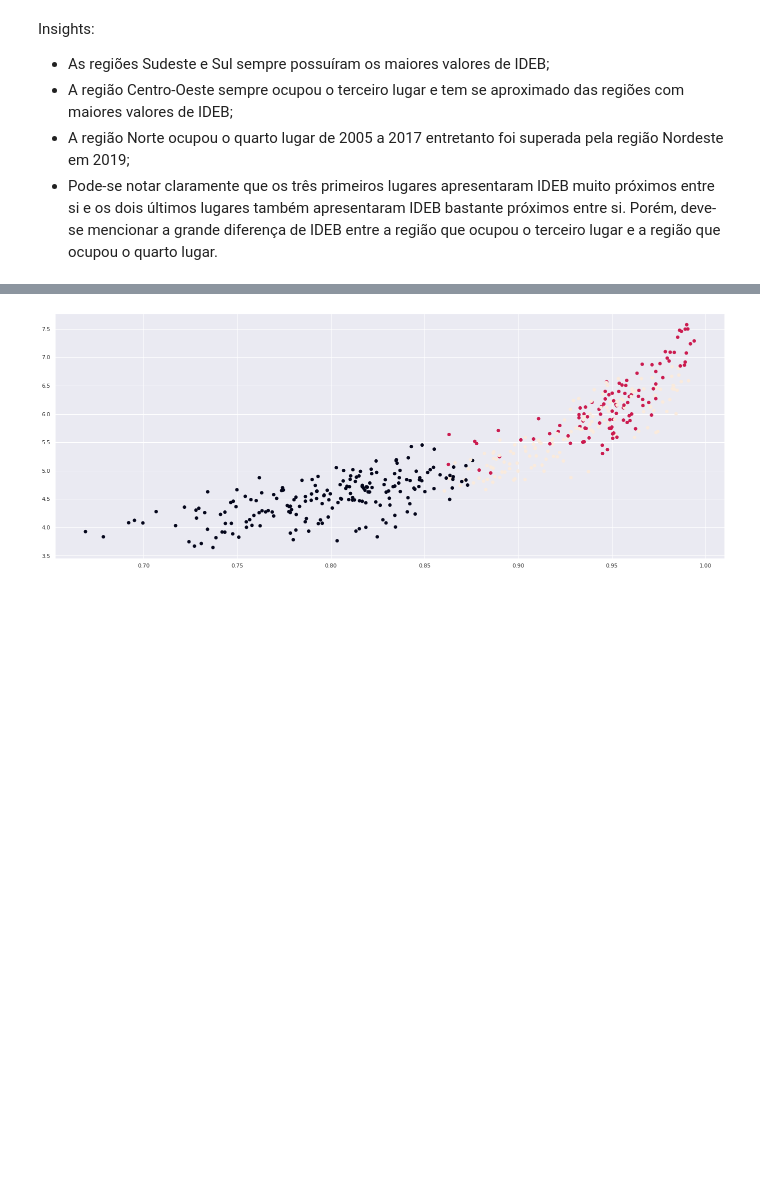
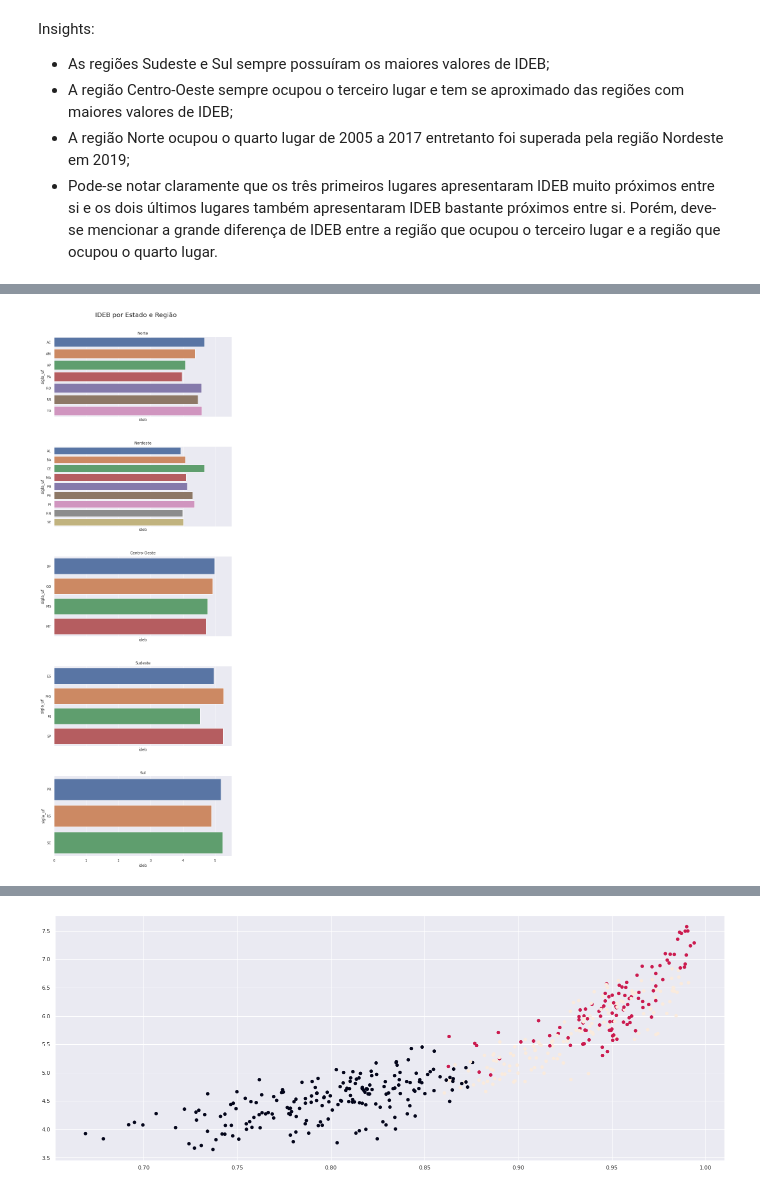
Before and after one commit to gustavolenin/-ndice-de-Desenvolvimento-da-Educa-o-B-sica-Ideb-, a Jupyter notebook: Índice_de_Desenvolvimento_da_Educação_Básica_(Ideb).ipynb, the cells around one changed output, grey strips where cells are left out. Drawn from its saved outputs; the diff is of its cells as text; code cells hidden in the pictures; blank space fills up the shorter version.

```diff
--- a/Índice_de_Desenvolvimento_da_Educação_Básica_(Ideb).ipynb
+++ b/Índice_de_Desenvolvimento_da_Educação_Básica_(Ideb).ipynb
@@ -653,0 +668,36 @@ Insights:
+# %%
+# Estados Norte
+estados_norte = ['AC','AM','AP','PA','RO','RR','TO']
+data_uf['regiao'][np.isin(data_uf.sigla_uf,estados_norte)] = 'Norte'
+# %%
+# Estados Centro-Oeste
+estados_centro = ['DF','GO','MS','MT']
+data_uf['regiao'][np.isin(data_uf.sigla_uf,estados_centro)] = 'Centro-Oeste'
+# %%
+# Estados Sudeste
+estados_centro = ['ES','MG','RJ','SP']
+data_uf['regiao'][np.isin(data_uf.sigla_uf,estados_centro)] = 'Sudeste'
+# %%
+# Estados Sul
+estados_sul = ['PR','RS','SC']
+data_uf['regiao'][np.isin(data_uf.sigla_uf,estados_sul)] = 'Sul'
+# %%
+def plot_top_uf_regiao(df):
+    fig, ax = plt.subplots(int(len(df.regiao.unique())),1, figsize=(10,25),sharex=True)
+    regioes = df.regiao.unique()
+    indice = 0
+    for j in range(len(ax)):
+        titulo = regioes[indice]
+        data = df[df.regiao == regioes[indice]]
+        data = data.drop(columns='regiao')
+        ax[j].tick_params(labelsize=12)
+        ax[j].tick_params(labelsize=10)
+        ax[j] = sns.barplot(data=data, ax=ax[j],x='ideb',y='sigla_uf',).set_title(titulo)
+        indice += 1
+    fig.suptitle('IDEB por Estado e Região', position=(.5,1), fontsize=20)
+    fig.tight_layout(pad=5)
+    return
+# Boxplot
+plot_top_uf_regiao(data_uf)
+# %% [output]
+[figure, added]
```
Also changed, not shown: parts of 5 cells of this notebook.
